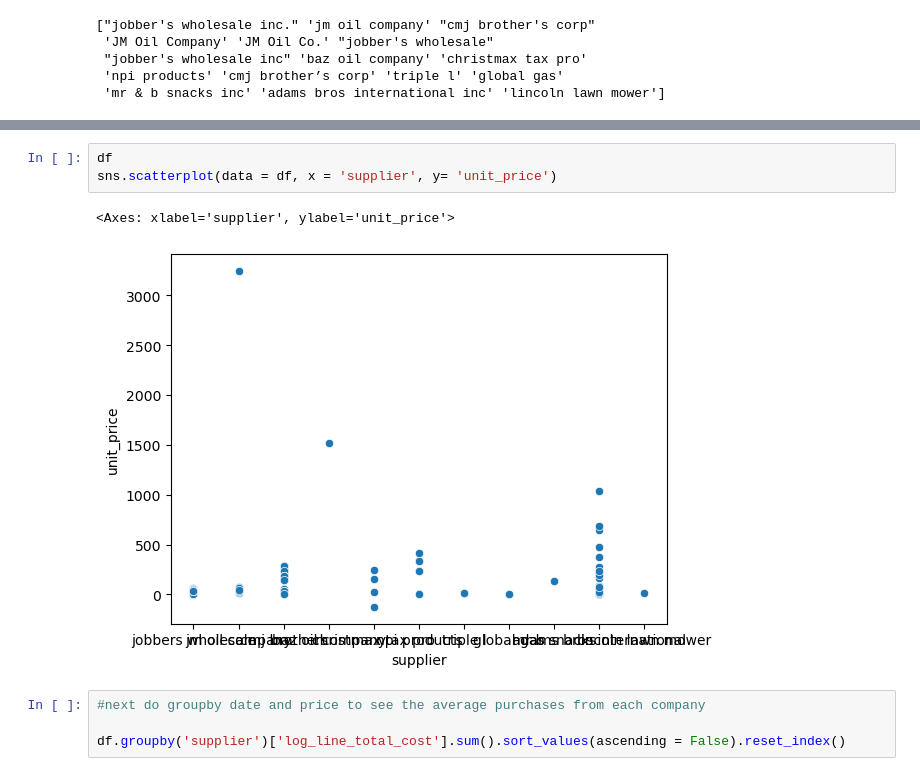
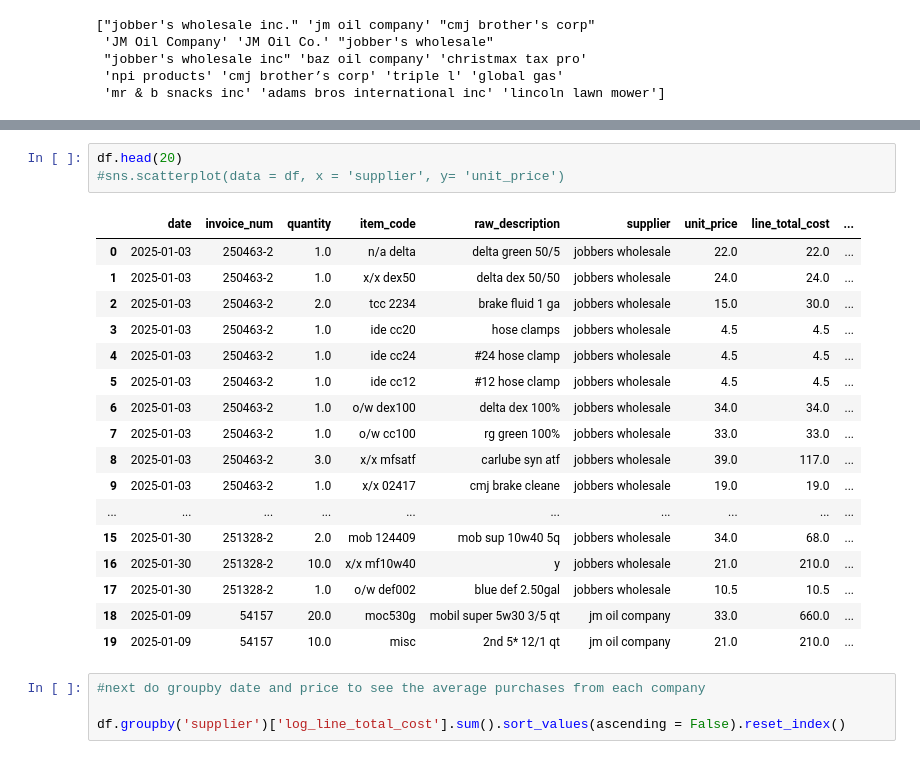
Before and after one commit to nassibb/Sand-Oil-Sales, a Jupyter notebook: SandOilProject.ipynb, the cells around one changed output, grey strips where cells are left out. Drawn from its saved outputs; the diff is of its cells as text.

```diff
--- a/SandOilProject.ipynb
+++ b/SandOilProject.ipynb
@@ -142,9 +142,24 @@ Name: count, dtype: int64
 # %%
-df
-sns.scatterplot(data = df, x = 'supplier', y= 'unit_price')
+df.head(20)
+#sns.scatterplot(data = df, x = 'supplier', y= 'unit_price')
 # %% [output]
-<Axes: xlabel='supplier', ylabel='unit_price'>
-[figure, removed]
+|  | date | invoice_num | quantity | item_code | raw_description | supplier | unit_price | line_total_cost | ... |
+| 0 | 2025-01-03 | 250463-2 | 1.0 | n/a delta | delta green 50/5 | jobbers wholesale | 22.0 | 22.0 | ... |
+| 1 | 2025-01-03 | 250463-2 | 1.0 | x/x dex50 | delta dex 50/50 | jobbers wholesale | 24.0 | 24.0 | ... |
+| 2 | 2025-01-03 | 250463-2 | 2.0 | tcc 2234 | brake fluid 1 ga | jobbers wholesale | 15.0 | 30.0 | ... |
+| 3 | 2025-01-03 | 250463-2 | 1.0 | ide cc20 | hose clamps | jobbers wholesale | 4.5 | 4.5 | ... |
+| 4 | 2025-01-03 | 250463-2 | 1.0 | ide cc24 | #24 hose clamp | jobbers wholesale | 4.5 | 4.5 | ... |
+| 5 | 2025-01-03 | 250463-2 | 1.0 | ide cc12 | #12 hose clamp | jobbers wholesale | 4.5 | 4.5 | ... |
+| 6 | 2025-01-03 | 250463-2 | 1.0 | o/w dex100 | delta dex 100% | jobbers wholesale | 34.0 | 34.0 | ... |
+| 7 | 2025-01-03 | 250463-2 | 1.0 | o/w cc100 | rg green 100% | jobbers wholesale | 33.0 | 33.0 | ... |
+| 8 | 2025-01-03 | 250463-2 | 3.0 | x/x mfsatf | carlube syn atf | jobbers wholesale | 39.0 | 117.0 | ... |
+| 9 | 2025-01-03 | 250463-2 | 1.0 | x/x 02417 | cmj brake cleane | jobbers wholesale | 19.0 | 19.0 | ... |
+| ... | ... | ... | ... | ... | ... | ... | ... | ... | ... |
+| 15 | 2025-01-30 | 251328-2 | 2.0 | mob 124409 | mob sup 10w40 5q | jobbers wholesale | 34.0 | 68.0 | ... |
+| 16 | 2025-01-30 | 251328-2 | 10.0 | x/x mf10w40 | y | jobbers wholesale | 21.0 | 210.0 | ... |
+| 17 | 2025-01-30 | 251328-2 | 1.0 | o/w def002 | blue def 2.50gal | jobbers wholesale | 10.5 | 10.5 | ... |
+| 18 | 2025-01-09 | 54157 | 20.0 | moc530g | mobil super 5w30 3/5 qt | jm oil company | 33.0 | 660.0 | ... |
+| 19 | 2025-01-09 | 54157 | 10.0 | misc | 2nd 5* 12/1 qt | jm oil company | 21.0 | 210.0 | ... |
 # %%
 #next do groupby date and price to see the average purchases from each company
 
```
Also changed, not shown: parts of 5 cells of this notebook.
